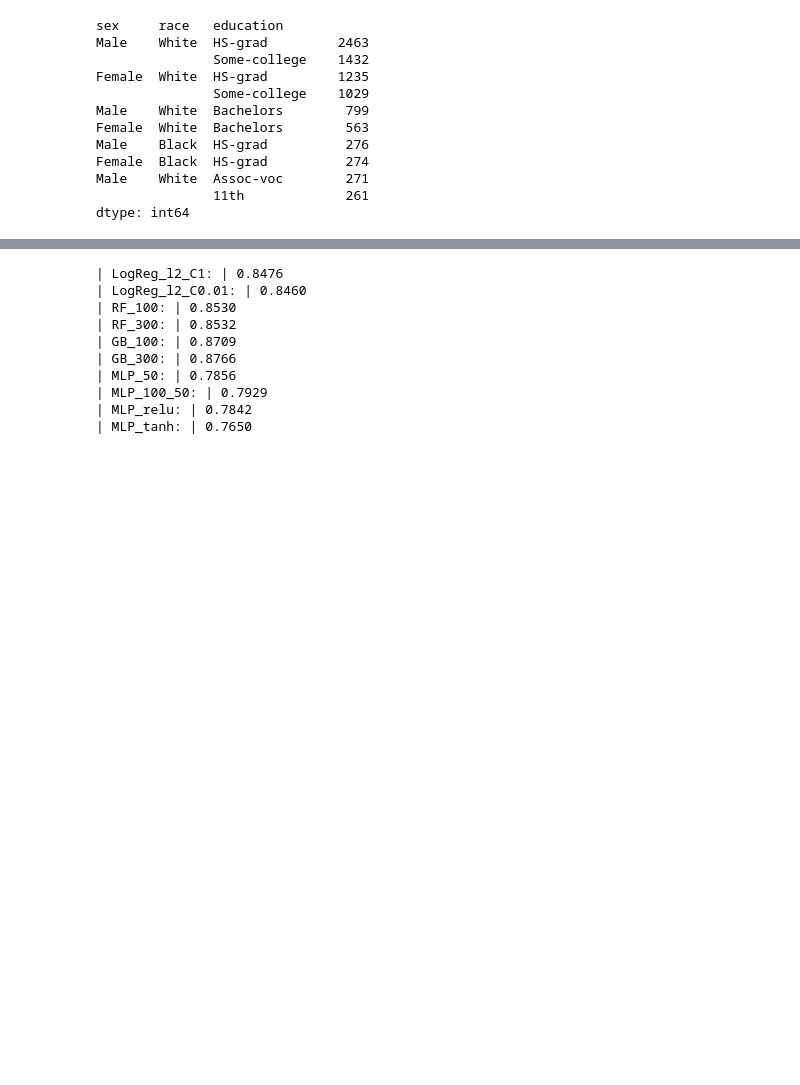
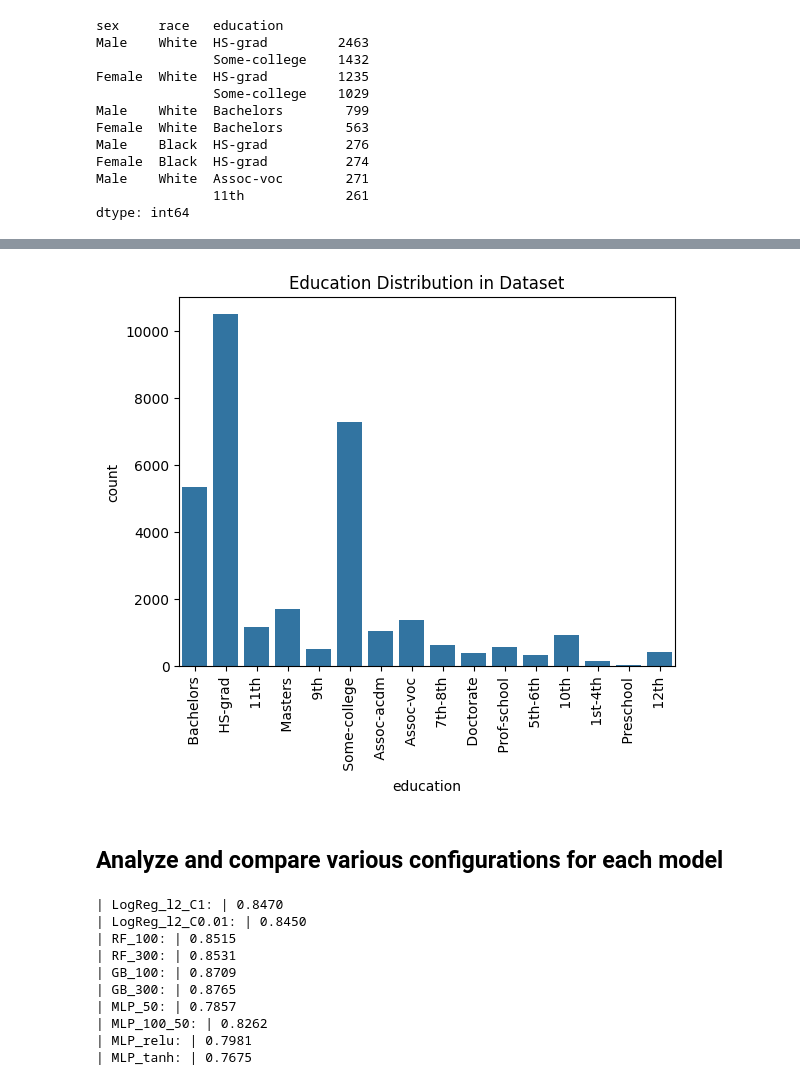
Before and after one commit to avr1/CS6140FinalProject, a Jupyter notebook: src/Group7_Adult_Income_Classification.ipynb, the cells around one changed output, grey strips where cells are left out. Cells and saved outputs as stored; diff of their text form; code cells hidden in the pictures; blank space fills up the shorter version.

```diff
--- a/src/Group7_Adult_Income_Classification.ipynb
+++ b/src/Group7_Adult_Income_Classification.ipynb
@@ -537,3 +596,12 @@ dtype: int64
+# %%
+sns.countplot(data=train_df, x='education')
+plt.xticks(rotation=90)
+plt.title("Education Distribution in Dataset")
+plt.show()
+# %% [output]
+[figure, added]
+# %% [markdown]
+## Analyze and compare various configurations for each model
 # %%
 def model_evaluation(modelConfigs, X_train, y_train, X_test, y_test):
     results = []
@@ -553,8 +621,8 @@ def model_evaluation(modelConfigs, X_train, y_train, X_test, y_test):
 
 # Define models to evaluate
 modelConfigs = {
-    "LogReg_l2_C1": LogisticRegression(C=1.0, max_iter=1000),
-    "LogReg_l2_C0.01": LogisticRegression(C=0.01, max_iter=1000),
+    "LogReg_l2_C1": LogisticRegression(C=1.0, max_iter=500),
+    "LogReg_l2_C0.01": LogisticRegression(C=0.01, max_iter=500),
     "RF_100": RandomForestClassifier(n_estimators=100),
     "RF_300": RandomForestClassifier(n_estimators=300),
     "GB_100": GradientBoostingClassifier(n_estimators=100),
@@ -571,13 +639,13 @@ results = model_evaluation(modelConfigs, X_train, y_train, X_test, y_test)
 for name, accuracy in results:
     print(f"| {name}: | {accuracy:.4f}")
 # %% [output]
-| LogReg_l2_C1: | 0.8476
-| LogReg_l2_C0.01: | 0.8460
-| RF_100: | 0.8530
-| RF_300: | 0.8532
+| LogReg_l2_C1: | 0.8470
+| LogReg_l2_C0.01: | 0.8450
+| RF_100: | 0.8515
+| RF_300: | 0.8531
 | GB_100: | 0.8709
-| GB_300: | 0.8766
-| MLP_50: | 0.7856
-| MLP_100_50: | 0.7929
-| MLP_relu: | 0.7842
-| MLP_tanh: | 0.7650
+| GB_300: | 0.8765
+| MLP_50: | 0.7857
+| MLP_100_50: | 0.8262
+| MLP_relu: | 0.7981
+| MLP_tanh: | 0.7675
```
Also changed, not shown: parts of 30 cells of this notebook.
